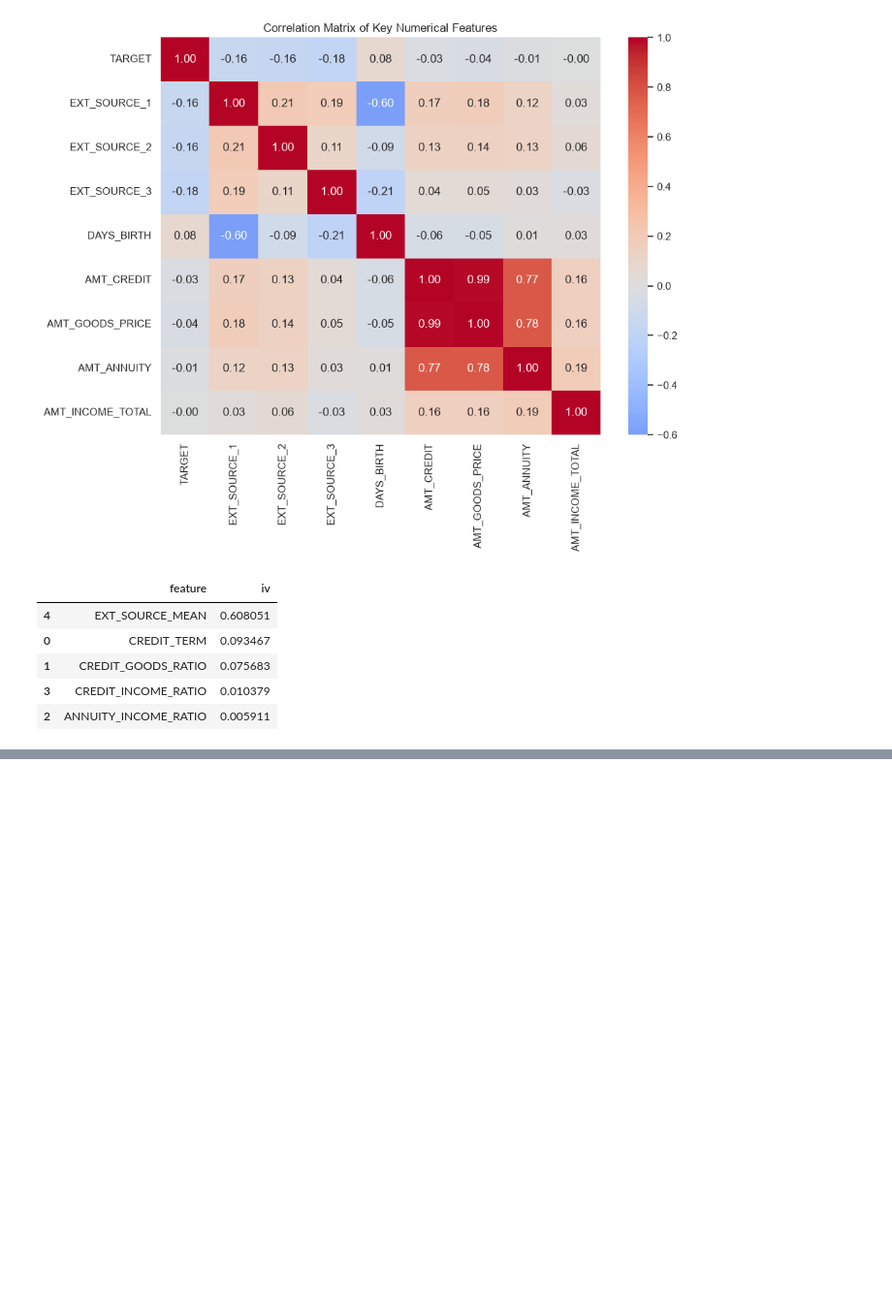
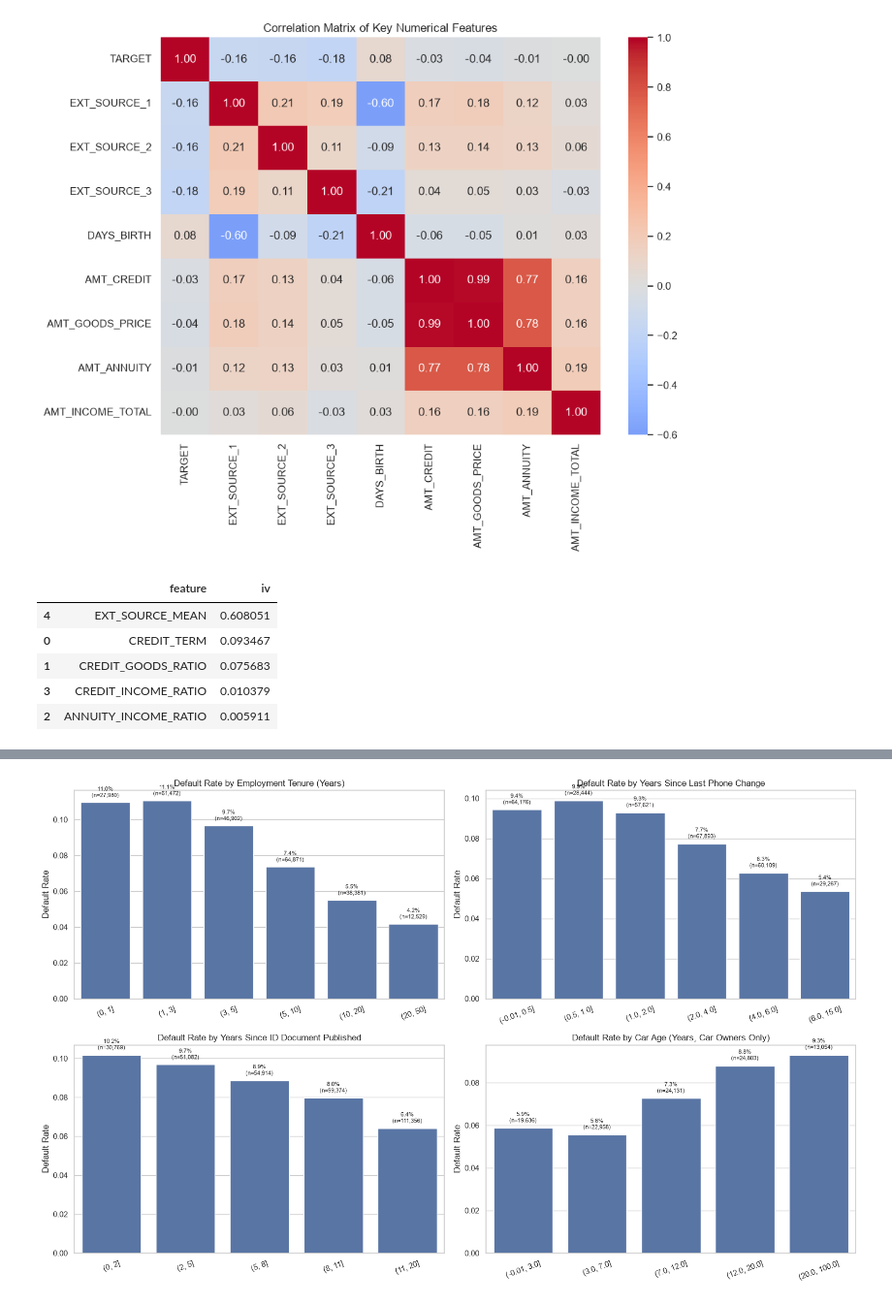
Before and after one commit to DauletBaktibayev17/credit-scoring-xai, a Jupyter notebook: notebooks/01_eda.ipynb, the cells around one changed output, grey strips where cells are left out. Shown at 97% size. Drawn from its saved outputs; the diff is of its cells as text; code cells hidden in the pictures; blank space fills up the shorter version.

Commit message:
feat: expand EDA with behavioral stability, geo-risk, missingness audit, and 2D risk matrices

```diff
--- a/notebooks/01_eda.ipynb
+++ b/notebooks/01_eda.ipynb
@@ -244,0 +333,32 @@ ratio_iv
+# %%
+# Default rate across behavioral and stability features
+fig, axes = plt.subplots(2, 2, figsize=(16, 10))
+
+temp = df.copy()
+temp["EMPLOYED_YEARS"] = np.where(temp["DAYS_EMPLOYED"] == 365243, np.nan, -temp["DAYS_EMPLOYED"] / 365.25)
+temp["PHONE_CHANGE_YEARS"] = -temp["DAYS_LAST_PHONE_CHANGE"] / 365.25
+temp["ID_PUBLISH_YEARS"] = -temp["DAYS_ID_PUBLISH"] / 365.25
+
+binned_specs = [
+    ("EMPLOYED_YEARS", [0, 1, 3, 5, 10, 20, 50], "Employment Tenure (Years)"),
+    ("PHONE_CHANGE_YEARS", [-0.01, 0.5, 1, 2, 4, 6, 15], "Years Since Last Phone Change"),
+    ("ID_PUBLISH_YEARS", [0, 2, 5, 8, 11, 20], "Years Since ID Document Published"),
+    ("OWN_CAR_AGE", [-0.01, 3, 7, 12, 20, 100], "Car Age (Years, Car Owners Only)"),
+]
+
+for ax, (col, bins, title) in zip(axes.flatten(), binned_specs):
+    binned = pd.cut(temp[col], bins=bins)
+    stats = temp.groupby(binned, observed=False)["TARGET"].agg(["mean", "count"])
+    sns.barplot(x=stats.index.astype(str), y=stats["mean"], ax=ax, color="#4C72B0")
+    ax.set_title(f"Default Rate by {title}")
+    ax.set_ylabel("Default Rate")
+    ax.set_xlabel("")
+    ax.tick_params(axis="x", rotation=20)
+    for i, (rate, cnt) in enumerate(zip(stats["mean"], stats["count"])):
+        if pd.notna(rate):
+            ax.text(i, rate + 0.002, f"{rate:.1%}\n(n={cnt:,})", ha="center", va="bottom", fontsize=8)
+
+plt.tight_layout()
+plt.show()
+# %% [output]
+[figure, added]
```
Also changed, not shown: parts of 7 cells of this notebook.
